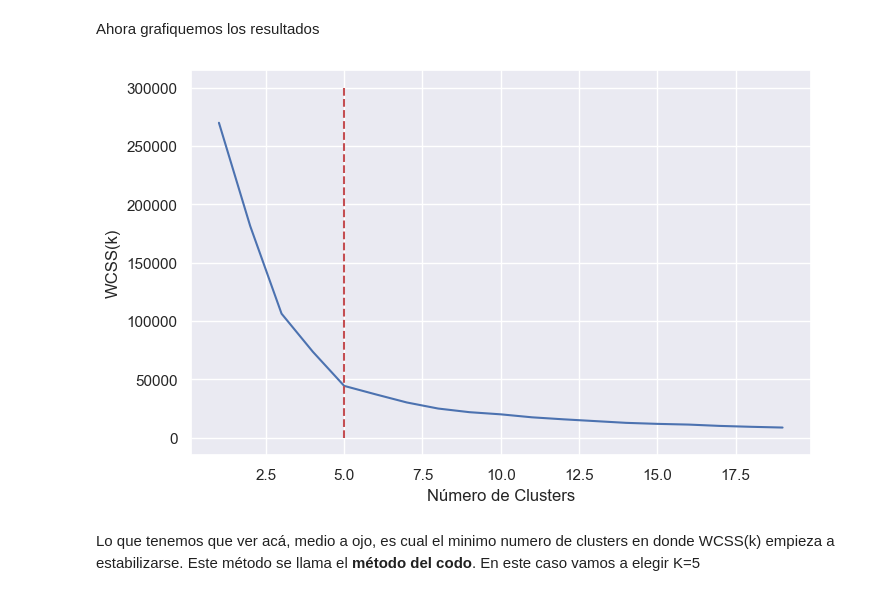
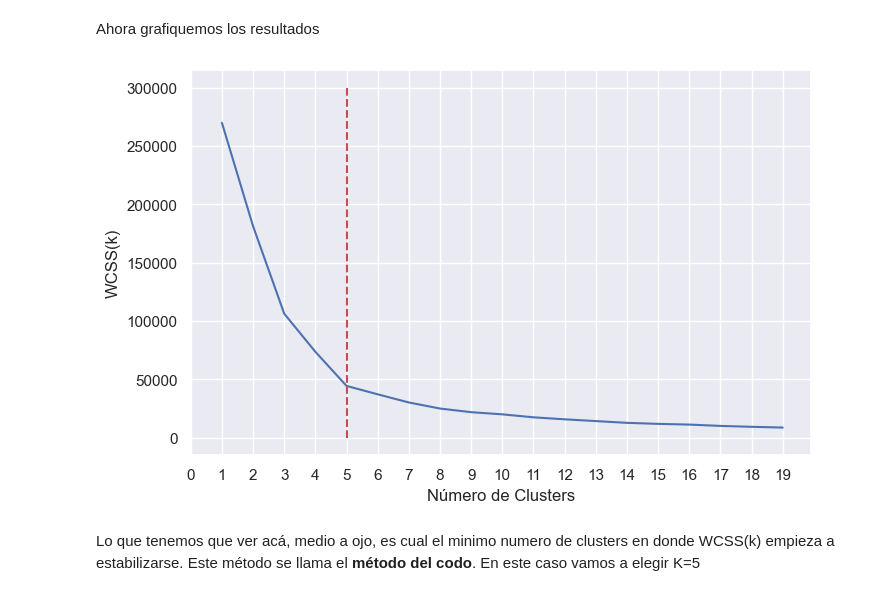
Before and after one commit to manoloacademia/aprMaqI_CEIA, a Jupyter notebook: clase7/jupyter_notebooks/cluster.ipynb, the cells around one changed output. Saved outputs shown, nothing was run; the diff lists cells and outputs as text; code cells hidden in the pictures.

```diff
--- a/clase7/jupyter_notebooks/cluster.ipynb
+++ b/clase7/jupyter_notebooks/cluster.ipynb
@@ -75,12 +75,13 @@ Ahora grafiquemos los resultados
 # %%
 plt.figure(figsize=(8, 5))
 plt.plot(range(1,20), wcss)
 plt.plot([5, 5], [0, 300000], color="r", linestyle="--")
 plt.xlabel("Número de Clusters", fontsize=12)
 plt.ylabel("WCSS(k)", fontsize=12)
+plt.xticks(np.arange(0, 20, step=1))
 plt.show()
 # %% [output]
-[figure, old version]
+[figure, new version]
 # %% [markdown]
 Lo que tenemos que ver acá, medio a ojo, es cual el minimo numero de clusters en donde WCSS(k) empieza a estabilizarse. Este método se llama el **método del codo**. En este caso vamos a elegir K=5
 # %%
```
Also changed, not shown: parts of 2 cells of this notebook, 4 other files.
